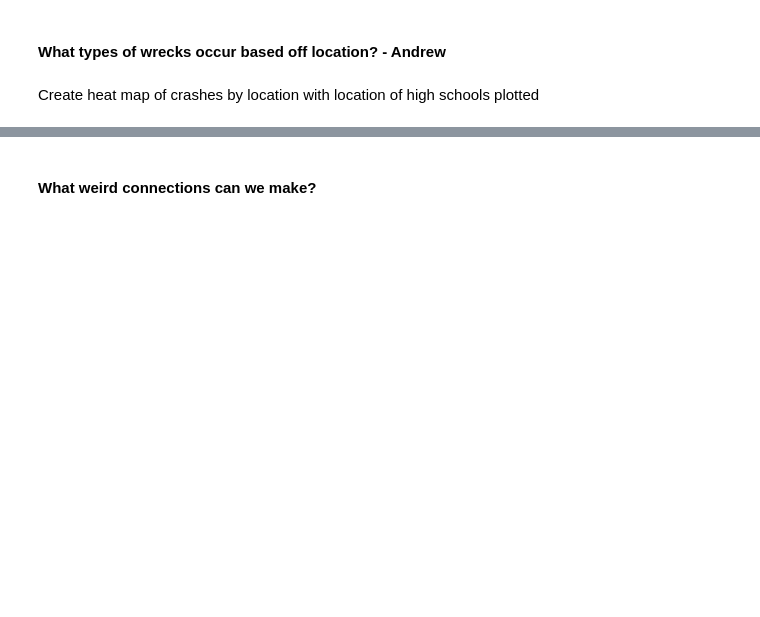
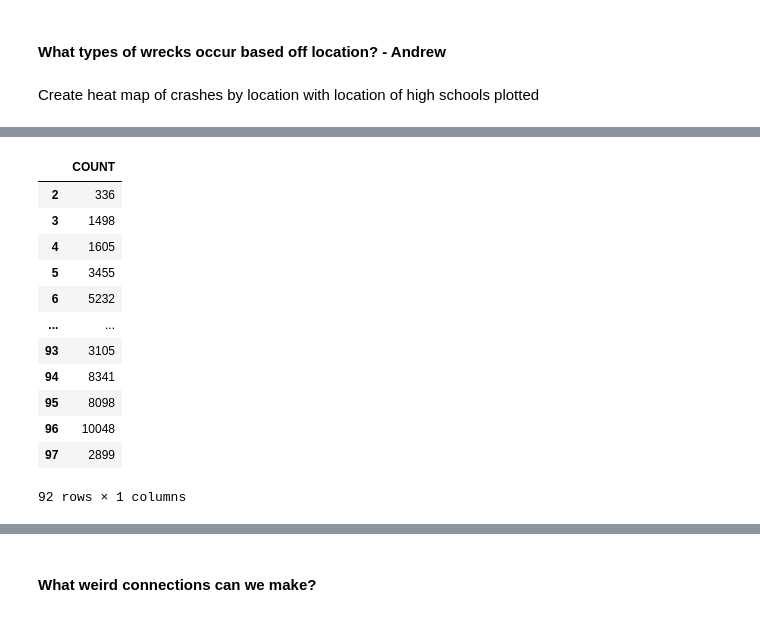
Before and after one commit to andrewbankston/project-one, a Jupyter notebook: Chicago_Crashes.ipynb, the cells around one changed output, grey strips where cells are left out. Cells and saved outputs as stored; diff of their text form; code cells hidden in the pictures; blank space fills up the shorter version.

```diff
--- a/Chicago_Crashes.ipynb
+++ b/Chicago_Crashes.ipynb
@@ -120,0 +148,19 @@ center = f"{crash_with_locdata['LATITUDE'].mean()},{crash_with_locdata['LONGITUD
+# %%
+# get counts of each box to be used as intensities in the heat map
+crash_per_box = pd.DataFrame({})
+crash_per_box["COUNT"] = locdata["BOX_NUM"].value_counts().sort_index()
+crash_per_box
+# %% [output]
+|  | COUNT |
+| 2 | 336 |
+| 3 | 1498 |
+| 4 | 1605 |
+| 5 | 3455 |
+| 6 | 5232 |
+| ... | ... |
+| 93 | 3105 |
+| 94 | 8341 |
+| 95 | 8098 |
+| 96 | 10048 |
+| 97 | 2899 |
+92 rows × 1 columns
```
Also changed, not shown: parts of 16 cells of this notebook.
